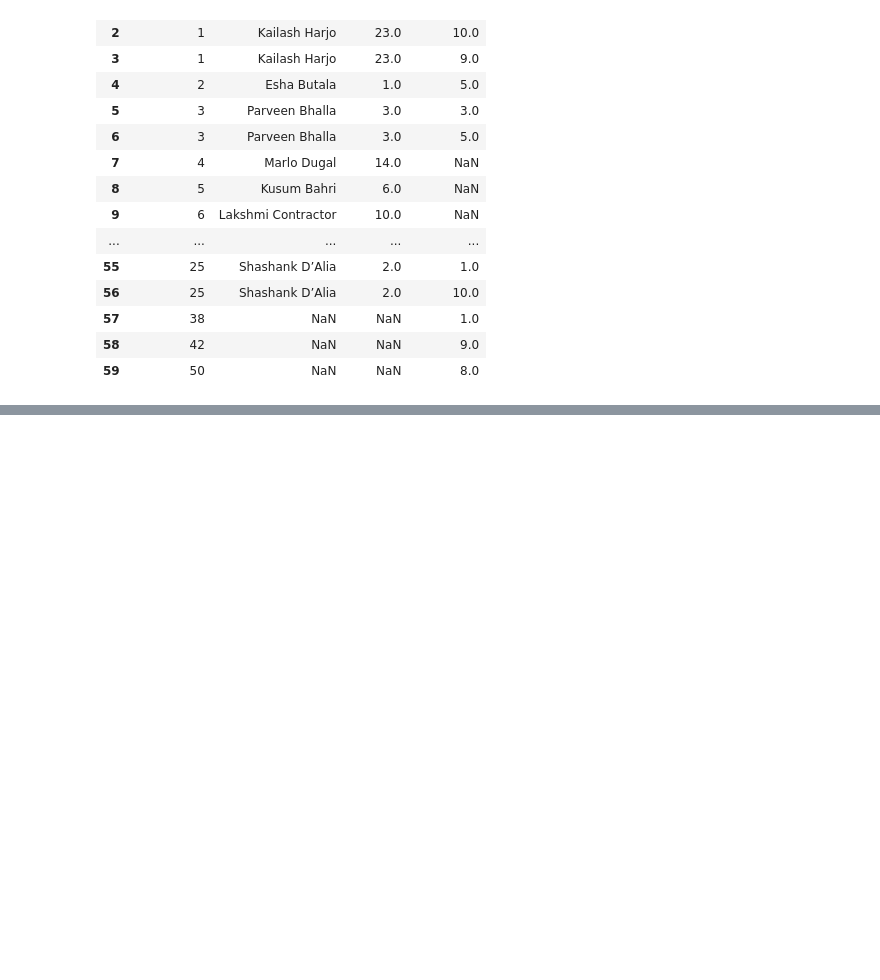
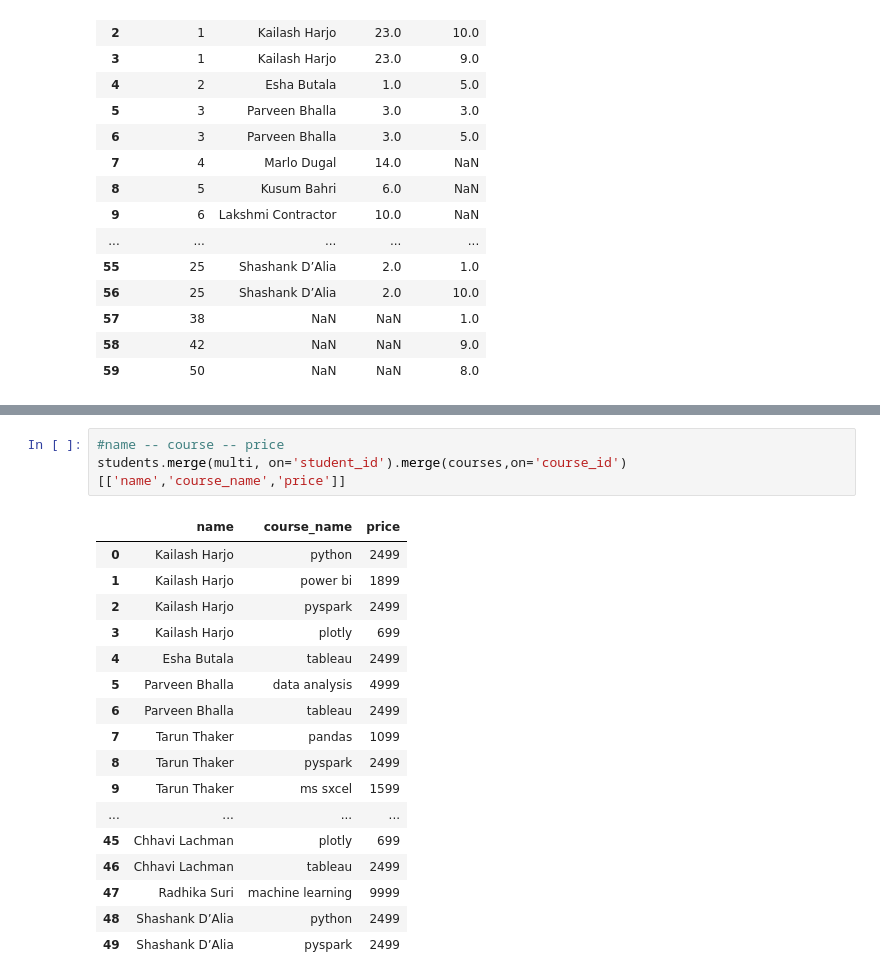
Before and after one commit to Sumangiri1312/Pandas-Practice, a Jupyter notebook: Merging.ipynb, the cells around one changed output, grey strips where cells are left out. Drawn from its saved outputs; the diff is of its cells as text; blank space fills up the shorter version.

```diff
--- a/Merging.ipynb
+++ b/Merging.ipynb
@@ -172,0 +188,21 @@ students.merge(multi, how= 'outer', on='student_id')
+# %%
+#name -- course -- price
+students.merge(multi, on='student_id').merge(courses,on='course_id')[['name','course_name','price']]
+# %% [output]
+|  | name | course_name | price |
+| 0 | Kailash Harjo | python | 2499 |
+| 1 | Kailash Harjo | power bi | 1899 |
+| 2 | Kailash Harjo | pyspark | 2499 |
+| 3 | Kailash Harjo | plotly | 699 |
+| 4 | Esha Butala | tableau | 2499 |
+| 5 | Parveen Bhalla | data analysis | 4999 |
+| 6 | Parveen Bhalla | tableau | 2499 |
+| 7 | Tarun Thaker | pandas | 1099 |
+| 8 | Tarun Thaker | pyspark | 2499 |
+| 9 | Tarun Thaker | ms sxcel | 1599 |
+| ... | ... | ... | ... |
+| 45 | Chhavi Lachman | plotly | 699 |
+| 46 | Chhavi Lachman | tableau | 2499 |
+| 47 | Radhika Suri | machine learning | 9999 |
+| 48 | Shashank D’Alia | python | 2499 |
+| 49 | Shashank D’Alia | pyspark | 2499 |
```
Also changed, not shown: parts of 12 cells of this notebook.
